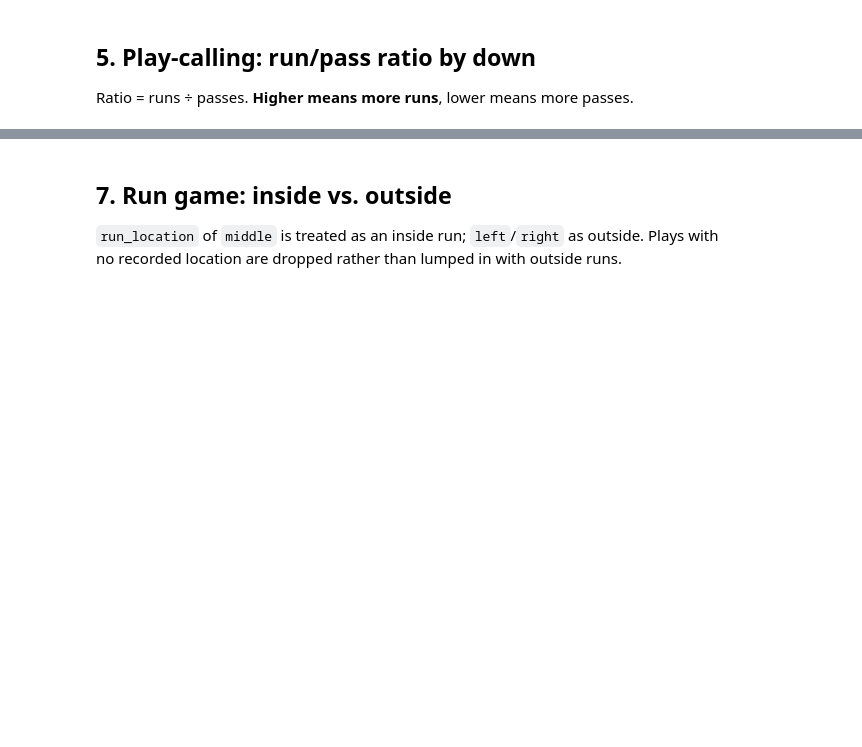
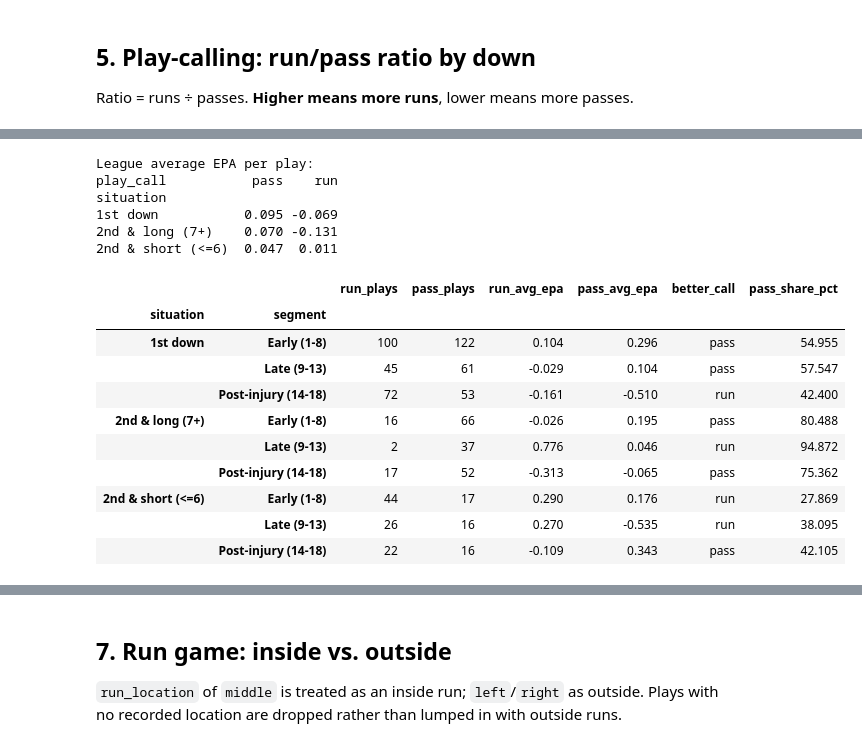
Before and after one commit to cameronminor04/nfl_project, a Jupyter notebook: analysis.ipynb, the cells around one changed output, grey strips where cells are left out. Cells and saved outputs as stored; diff of their text form; code cells hidden in the pictures; blank space fills up the shorter version.

```diff
--- a/analysis.ipynb
+++ b/analysis.ipynb
@@ -322,0 +312,48 @@ manageable.groupby(['segment', 'play_type'], observed=True).agg(
+# %%
+def situation(df):
+    return pd.Series(
+        ['1st down' if d == 1 else '2nd & short (<=6)' if y <= 6 else '2nd & long (7+)'
+         for d, y in zip(df['down'], df['ydstogo'])],
+        index=df.index,
+    )
+
+colts['situation'] = situation(colts)
+
+# League-wide baseline for each situation (all teams, called plays)
+query = f"""
+SELECT down, ydstogo, CASE WHEN pass = 1 THEN 'pass' ELSE 'run' END AS play_call, epa
+FROM pbp_data
+WHERE {EARLY_DOWN_FILTER}
+"""
+league = pd.read_sql_query(query, conn)
+league['situation'] = situation(league)
+print('League average EPA per play:')
+print(league.groupby(['situation', 'play_call'])['epa'].mean().unstack().round(3))
+# %% [output]
+League average EPA per play:
+play_call           pass    run
+situation
+1st down           0.095 -0.069
+2nd & long (7+)    0.070 -0.131
+2nd & short (<=6)  0.047  0.011
+# %%
+calls = colts.groupby(['situation', 'segment', 'play_call'], observed=True).agg(
+    plays=('epa', 'size'),
+    avg_epa=('epa', 'mean'),
+).unstack('play_call')
+calls.columns = [f'{call}_{stat}' for stat, call in calls.columns]
+calls['pass_share_pct'] = 100 * calls['pass_plays'] / (calls['pass_plays'] + calls['run_plays'])
+calls['better_call'] = (calls['run_avg_epa'] > calls['pass_avg_epa']).map({True: 'run', False: 'pass'})
+calls[['run_plays', 'pass_plays', 'run_avg_epa', 'pass_avg_epa', 'better_call', 'pass_share_pct']].round(3)
+# %% [output]
+|  |  | run_plays | pass_plays | run_avg_epa | pass_avg_epa | better_call | pass_share_pct |
+| situation | segment |  |  |  |  |  |  |
+| 1st down | Early (1-8) | 100 | 122 | 0.104 | 0.296 | pass | 54.955 |
+|  | Late (9-13) | 45 | 61 | -0.029 | 0.104 | pass | 57.547 |
+|  | Post-injury (14-18) | 72 | 53 | -0.161 | -0.510 | run | 42.400 |
+| 2nd & long (7+) | Early (1-8) | 16 | 66 | -0.026 | 0.195 | pass | 80.488 |
+|  | Late (9-13) | 2 | 37 | 0.776 | 0.046 | run | 94.872 |
+|  | Post-injury (14-18) | 17 | 52 | -0.313 | -0.065 | pass | 75.362 |
+| 2nd & short (<=6) | Early (1-8) | 44 | 17 | 0.290 | 0.176 | run | 27.869 |
+|  | Late (9-13) | 26 | 16 | 0.270 | -0.535 | run | 38.095 |
+|  | Post-injury (14-18) | 22 | 16 | -0.109 | 0.343 | pass | 42.105 |
```
Also changed, not shown: parts of 13 cells of this notebook, 2 other files.
